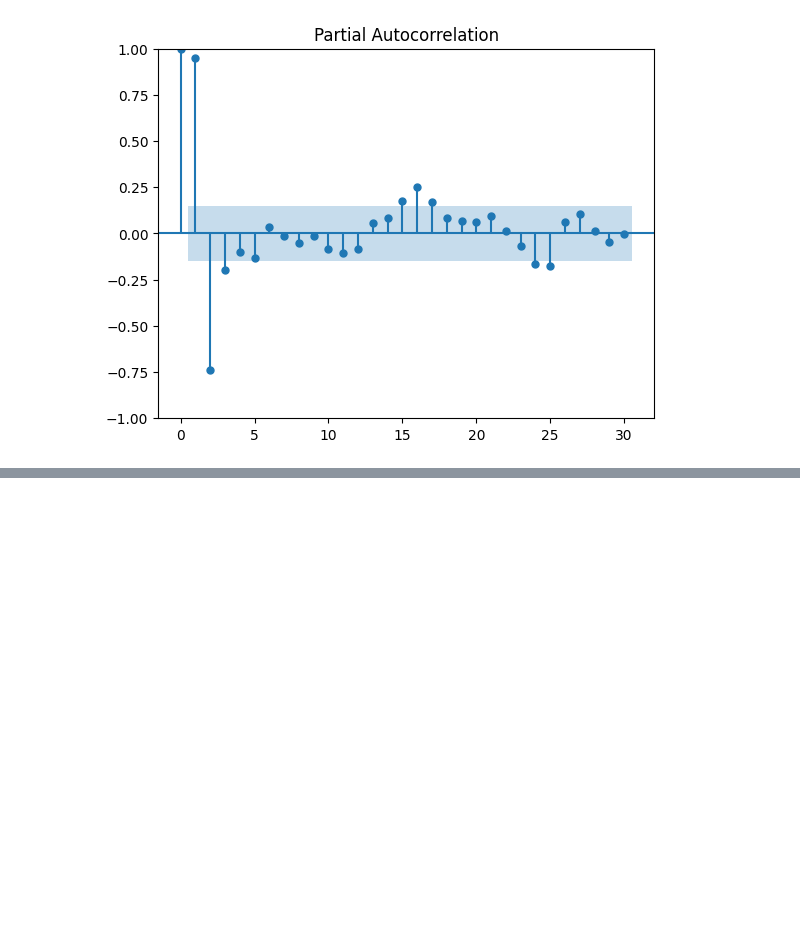
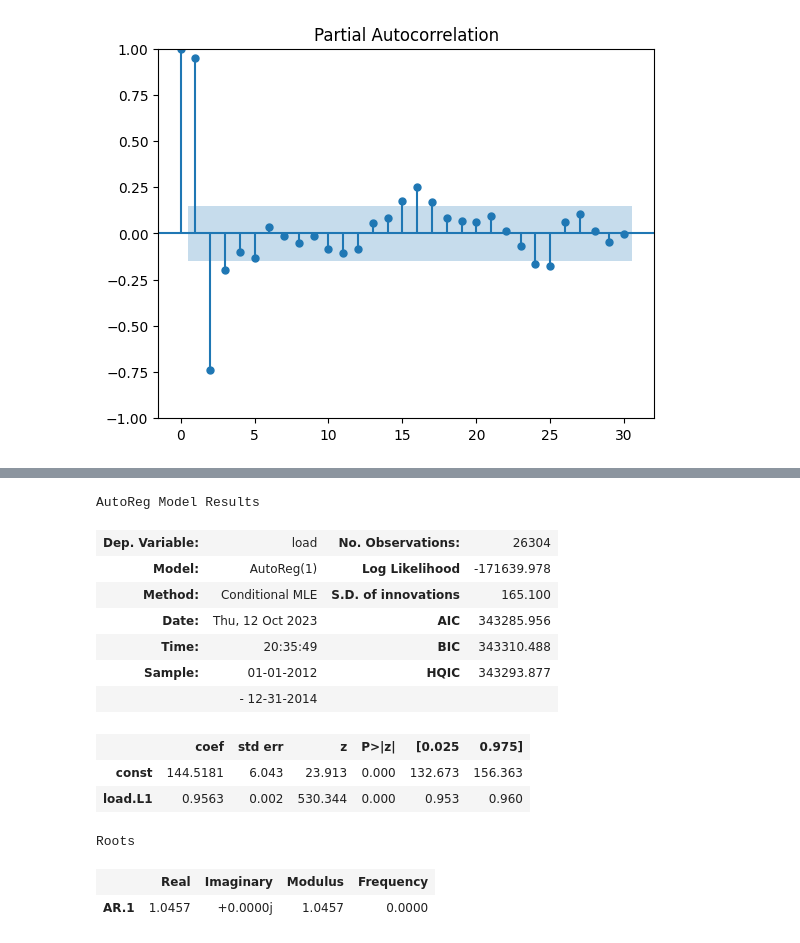
Before and after one commit to Juanjruizr26/resumen_libro_Machine_Learning_for_Time_Series_Forecasting_with_Python, a Jupyter notebook: capitulo4.ipynb, the cells around one changed output, grey strips where cells are left out. Saved outputs shown, nothing was run; the diff lists cells and outputs as text; code cells hidden in the pictures; blank space fills up the shorter version.

```diff
--- a/capitulo4.ipynb
+++ b/capitulo4.ipynb
@@ -370,0 +383,26 @@ Para obtener la información de estas dos medidas, se usa la función summary(),
+# %%
+# Import necessary libraries
+%matplotlib inline
+import matplotlib.pyplot as plt
+import seaborn as sns
+from statsmodels.tsa.ar_model import AutoReg, ar_select_order
+from statsmodels.tsa.api import acf, pacf, graphics
+# Apply AutoReg model
+model = AutoReg(ts_data_load, 1)
+results = model.fit()
+results.summary()
+# %% [output]
+AutoReg Model Results
+| Dep. Variable: | load | No. Observations: | 26304 |
+| Model: | AutoReg(1) | Log Likelihood | -171639.978 |
+| Method: | Conditional MLE | S.D. of innovations | 165.100 |
+| Date: | Thu, 12 Oct 2023 | AIC | 343285.956 |
+| Time: | 20:35:49 | BIC | 343310.488 |
+| Sample: | 01-01-2012 | HQIC | 343293.877 |
+|  | - 12-31-2014 |  |  |
+|  | coef | std err | z | P>|z| | [0.025 | 0.975] |
+| const | 144.5181 | 6.043 | 23.913 | 0.000 | 132.673 | 156.363 |
+| load.L1 | 0.9563 | 0.002 | 530.344 | 0.000 | 0.953 | 0.960 |
+Roots
+|  | Real | Imaginary | Modulus | Frequency |
+| AR.1 | 1.0457 | +0.0000j | 1.0457 | 0.0000 |
```
Also changed, not shown: parts of 47 cells of this notebook.
